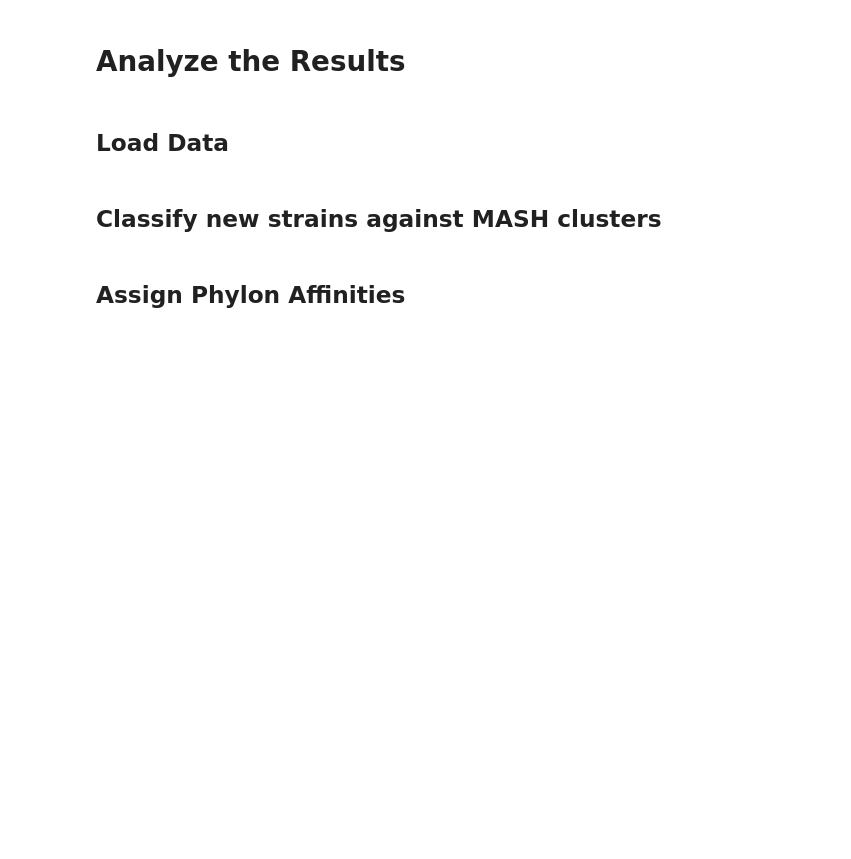
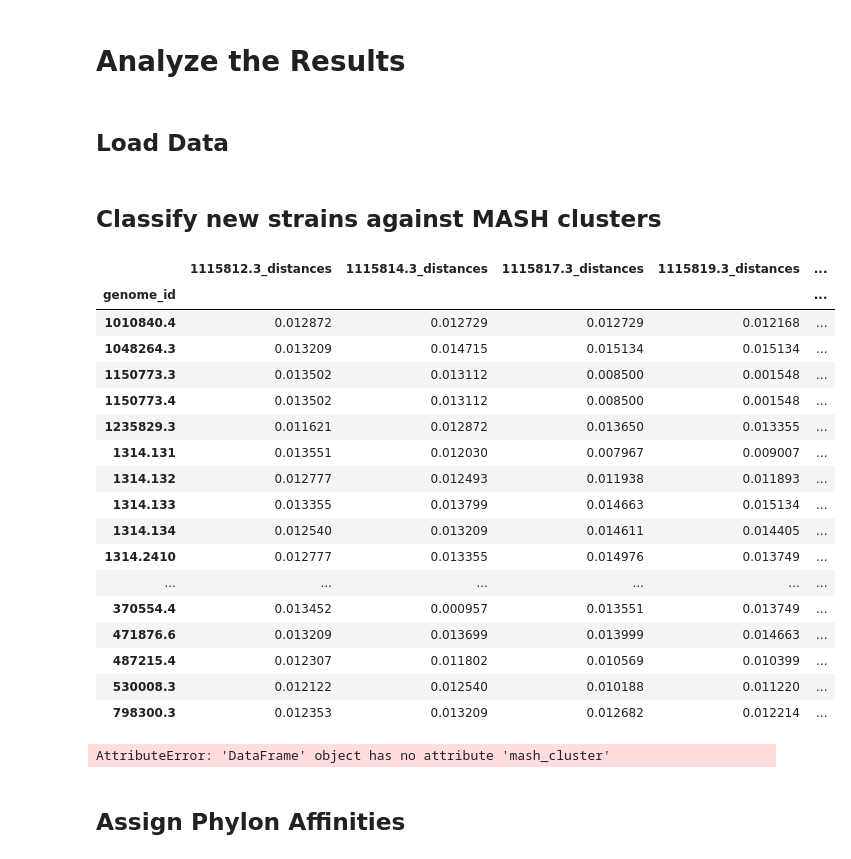
Before and after one commit to SBRG/pyphylon, a Jupyter notebook: examples/5f_infer_affinities.ipynb, the cells around one changed output. Drawn from its saved outputs; the diff is of its cells as text; code cells hidden in the pictures; blank space fills up the shorter version.

```diff
--- a/examples/5f_infer_affinities.ipynb
+++ b/examples/5f_infer_affinities.ipynb
@@ -82,14 +88,37 @@ A_norm = pd.read_csv(A_NORM, index_col=0)
 MASH_DISTANCES = os.path.join(WORKDIR, 'inferring_affinities', 'combined_mash_distances.csv')
 
 mash_distances = pd.read_csv(MASH_DISTANCES, dtype = 'object').set_index('genome_id').astype(float)
+# %%
+mash_distances
+# %% [output]
+|  | 1115812.3_distances | 1115814.3_distances | 1115817.3_distances | 1115819.3_distances | ... |
+| genome_id |  |  |  |  | ... |
+| 1010840.4 | 0.012872 | 0.012729 | 0.012729 | 0.012168 | ... |
+| 1048264.3 | 0.013209 | 0.014715 | 0.015134 | 0.015134 | ... |
+| 1150773.3 | 0.013502 | 0.013112 | 0.008500 | 0.001548 | ... |
+| 1150773.4 | 0.013502 | 0.013112 | 0.008500 | 0.001548 | ... |
+| 1235829.3 | 0.011621 | 0.012872 | 0.013650 | 0.013355 | ... |
+| 1314.131 | 0.013551 | 0.012030 | 0.007967 | 0.009007 | ... |
+| 1314.132 | 0.012777 | 0.012493 | 0.011938 | 0.011893 | ... |
+| 1314.133 | 0.013355 | 0.013799 | 0.014663 | 0.015134 | ... |
+| 1314.134 | 0.012540 | 0.013209 | 0.014611 | 0.014405 | ... |
+| 1314.2410 | 0.012777 | 0.013355 | 0.014976 | 0.013749 | ... |
+| ... | ... | ... | ... | ... | ... |
+| 370554.4 | 0.013452 | 0.000957 | 0.013551 | 0.013749 | ... |
+| 471876.6 | 0.013209 | 0.013699 | 0.013999 | 0.014663 | ... |
+| 487215.4 | 0.012307 | 0.011802 | 0.010569 | 0.010399 | ... |
+| 530008.3 | 0.012122 | 0.012540 | 0.010188 | 0.011220 | ... |
+| 798300.3 | 0.012353 | 0.013209 | 0.012682 | 0.012214 | ... |
 # %%
 strain_mash_clusters = pd.DataFrame(columns = ['best_cluster', 'nearest_mash_distance_mean'])
 
 for new_strain in mash_distances.columns:
     top_distances = mash_distances[new_strain].sort_values().index[:5] # get 5 closest strains
-    mash_cluster = int(float(metadata.loc[top_distances].mash_cluster.value_counts().idxmax()))
+    mash_cluster = int(float(metadata.loc[top_distances]['mash_cluster'].value_counts().idxmax()))
     strain_mash_clusters.loc[new_strain] = [mash_cluster,
                                             mash_distances[new_strain].sort_values().head(5).mean()]
+# %% [output]
+AttributeError: 'DataFrame' object has no attribute 'mash_cluster'
 # %%
 strain_mash_clusters
 # %% [markdown]
```
Also changed, not shown: parts of 3 cells of this notebook, 1 other file.
